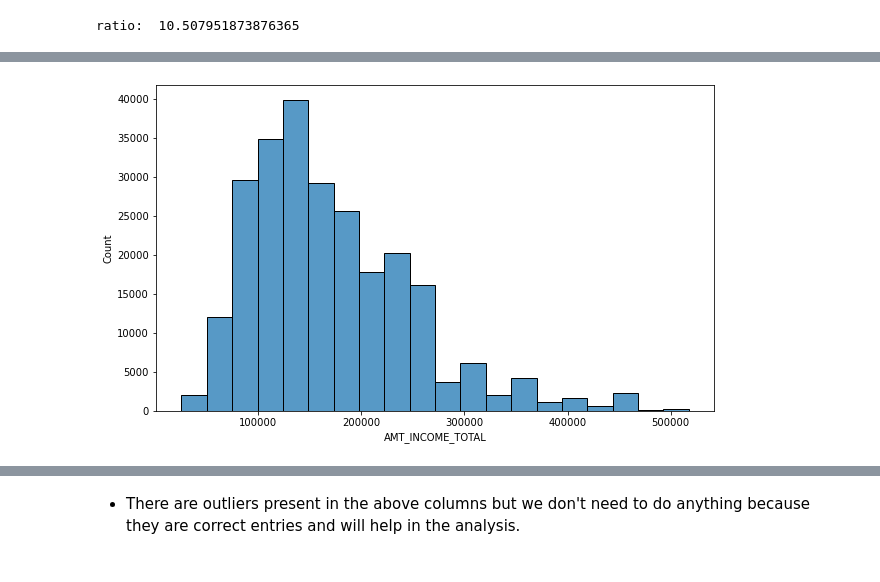
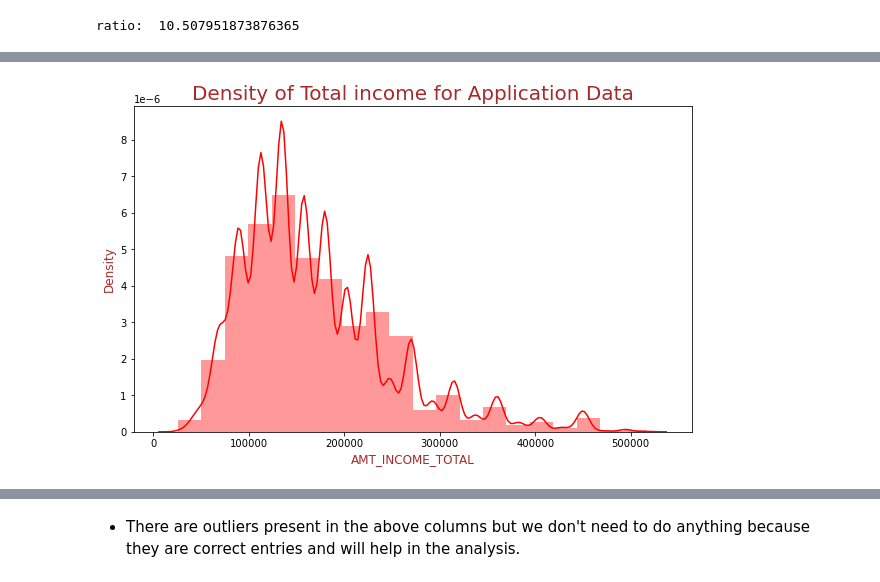
Before and after one commit to Boken19/Case_Studies, a Jupyter notebook: Credit EDA case study/Credit_EDA_case_study.ipynb, the cells around one changed output, grey strips where cells are left out. Saved outputs shown, nothing was run; the diff lists cells and outputs as text; code cells hidden in the pictures.

```diff
--- a/Credit EDA case study/Credit_EDA_case_study.ipynb
+++ b/Credit EDA case study/Credit_EDA_case_study.ipynb
@@ -20,7 +20,7 @@ with zipfile.ZipFile("Credit EDA Case Study-20210727T203016Z-001.zip") as z:
         #read the dataset
         data = pd.read_csv(f)
     with z.open('Credit EDA Case Study/previous_application.csv') as f1:
-        prev_data = pd.read_csv(f1)
+        p_data = pd.read_csv(f1)
 # %%
 # display application data (data about client has payment difficulties or not)
 data.head()
@@ -438,7 +459,10 @@ plt.show()
 # %%
 # plotting income column after removing the outlier
 plt.figure(figsize = (10,6))
-sns.histplot(data['AMT_INCOME_TOTAL'],edgecolor = 'black', bins = 20)
+sns.distplot(data['AMT_INCOME_TOTAL'], bins = 20, color = 'red')
+plt.title('Density of Total income for Application Data', fontdict={'fontsize': 20, 'fontweight' : 5, 'color' : 'Brown'})
+plt.xlabel('AMT_INCOME_TOTAL', fontdict={'fontsize': 12, 'fontweight' : 5, 'color' : 'Brown'})
+plt.ylabel('Density', fontdict={'fontsize': 12, 'fontweight' : 5, 'color' : 'Brown'})
 plt.show()
 # %% [output]
-[figure, old version]
+[figure, new version]
```
Also changed, not shown: parts of 57 cells of this notebook.
